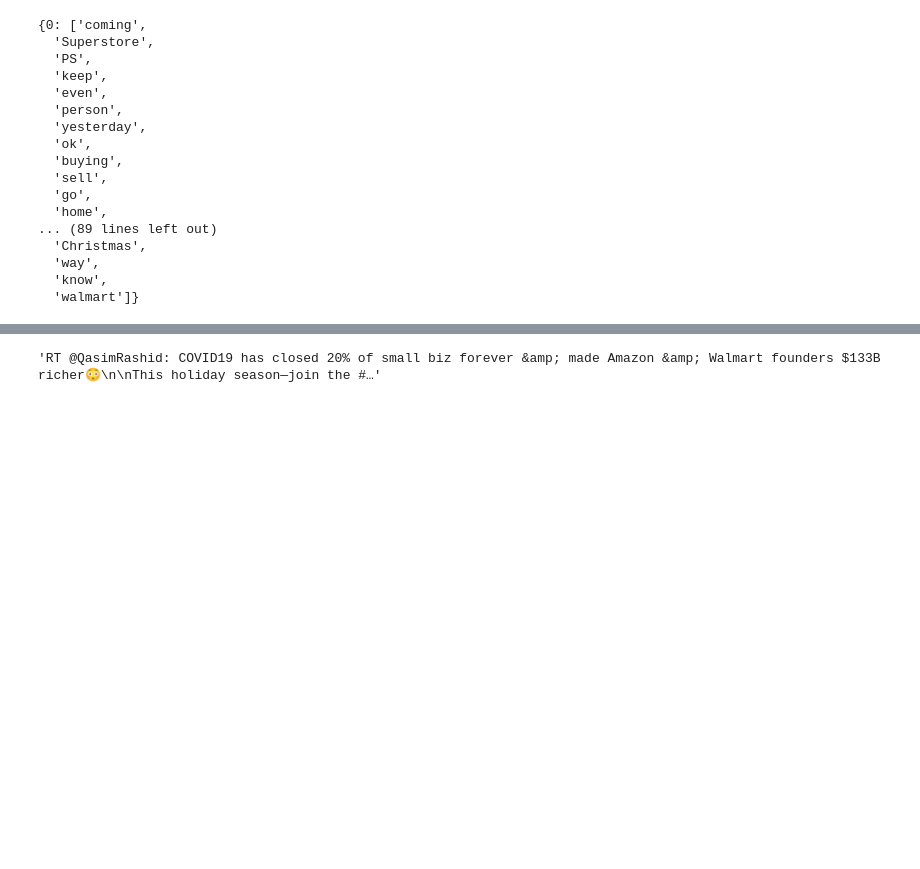
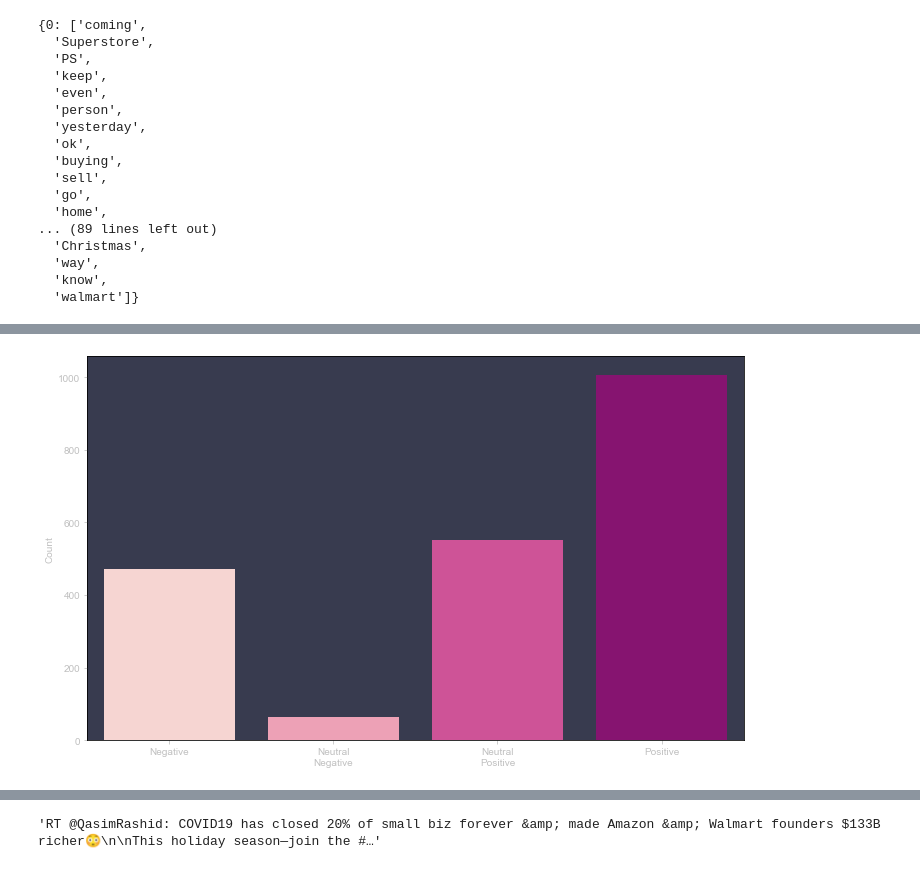
Before and after one commit to 2020ai/tweetDetective_DataScience, a Jupyter notebook: notebooks/1.0-sara-initial-data-collection.ipynb, the cells around one changed output, grey strips where cells are left out. Cells and saved outputs as stored; diff of their text form; code cells hidden in the pictures; blank space fills up the shorter version.

```diff
--- a/notebooks/1.0-sara-initial-data-collection.ipynb
+++ b/notebooks/1.0-sara-initial-data-collection.ipynb
@@ -402,0 +411,39 @@ df.head(400)
+# %%
+import io
+import base64
+
+fig = plt.figure(figsize=(10,6))
+plt.rcParams['figure.figsize'] = (10.0, 8.0)
+plt.rcParams['font.family'] = "arial"
+#plt.rcParams['text.color'] = 'red'
+plt.rcParams['axes.facecolor'] =(0.22, 0.23, 0.31, 1)
+#plt.rcParams['axes.edgecolor'] =(0.22, 0.23, 0.31, 1)
+
+#sns.set(style="ticks", context="talk")
+#plt.style.use("dark_background")
+
+
+#sequential_colors = sns.color_palette("RdPu", 10)
+sentiment_plot = sns.countplot(df['sentiment'], order=['Negative', 'Neutral\nNegative', 'Neutral\nPositive', 'Positive'], palette="RdPu")
+#img=io.BytesIO()
+#plt.grid(True, linestyle="--")
+#plt.title("Gastos Destinados pelo Governo Federal (2014-2018)\n")
+plt.xlabel("")
+plt.ylabel("Count", color='silver')
+
+#ax.spines['bottom'].set_color('red')
+#ax.spines['top'].set_color('red')
+#fig.yaxis.label.set_color('red')
+plt.tick_params(colors='silver')
+
+plt.tight_layout()
+#plt.axis("off")
+plt.show(sentiment_plot)
+#plt.savefig(img,format='png')
+fig.savefig('sentiment_plot.png', facecolor=(0.22, 0.23, 0.31, 1),edgecolor=(0.22, 0.23, 0.31, 1) )
+#img.seek(0)
+#figure_url = base64.b64encode(img.getvalue()).decode()
+#plt.close()
+#print('embedded-picture'.format(figure_url))
+# %% [output]
+[figure, added]
```
Also changed, not shown: parts of 7 cells of this notebook, 8 other files.
